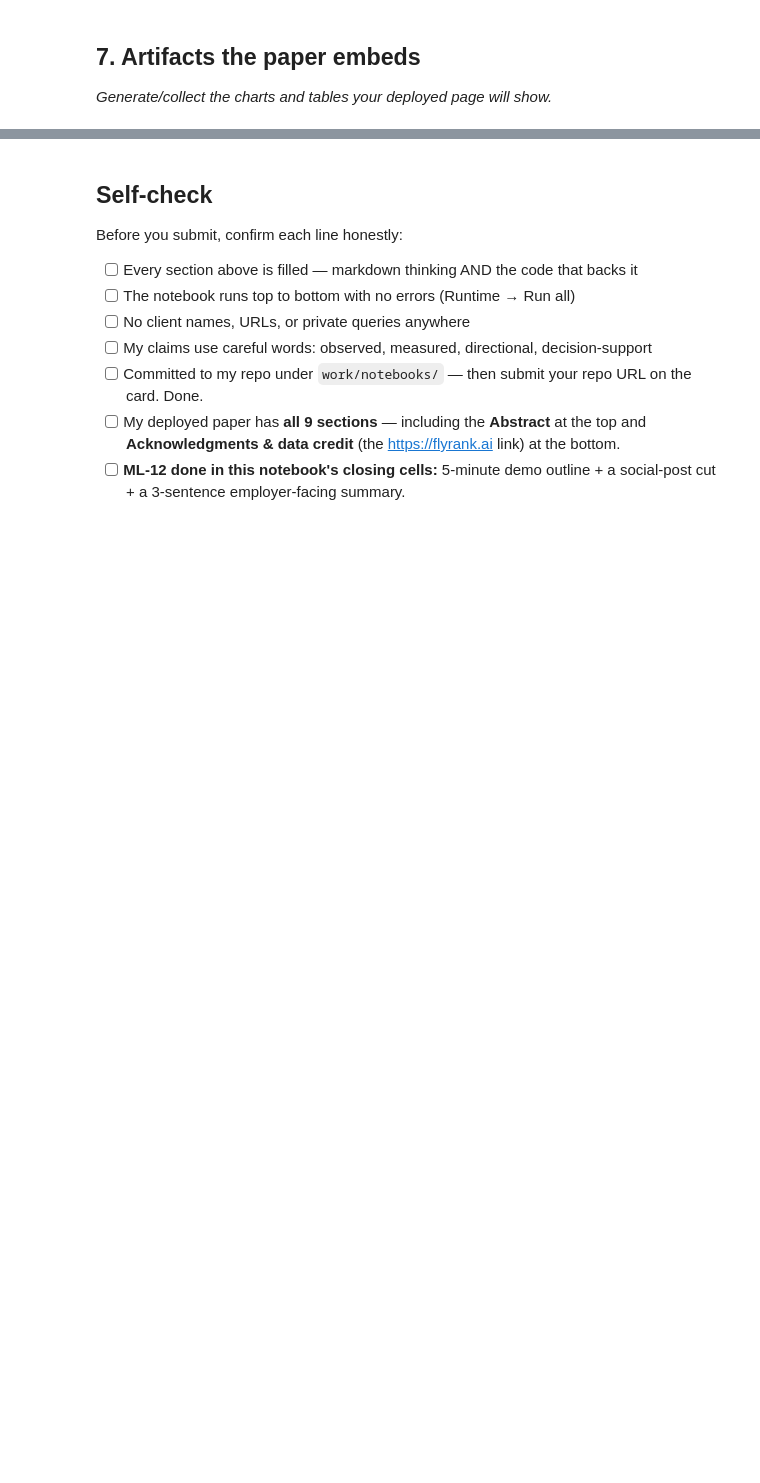
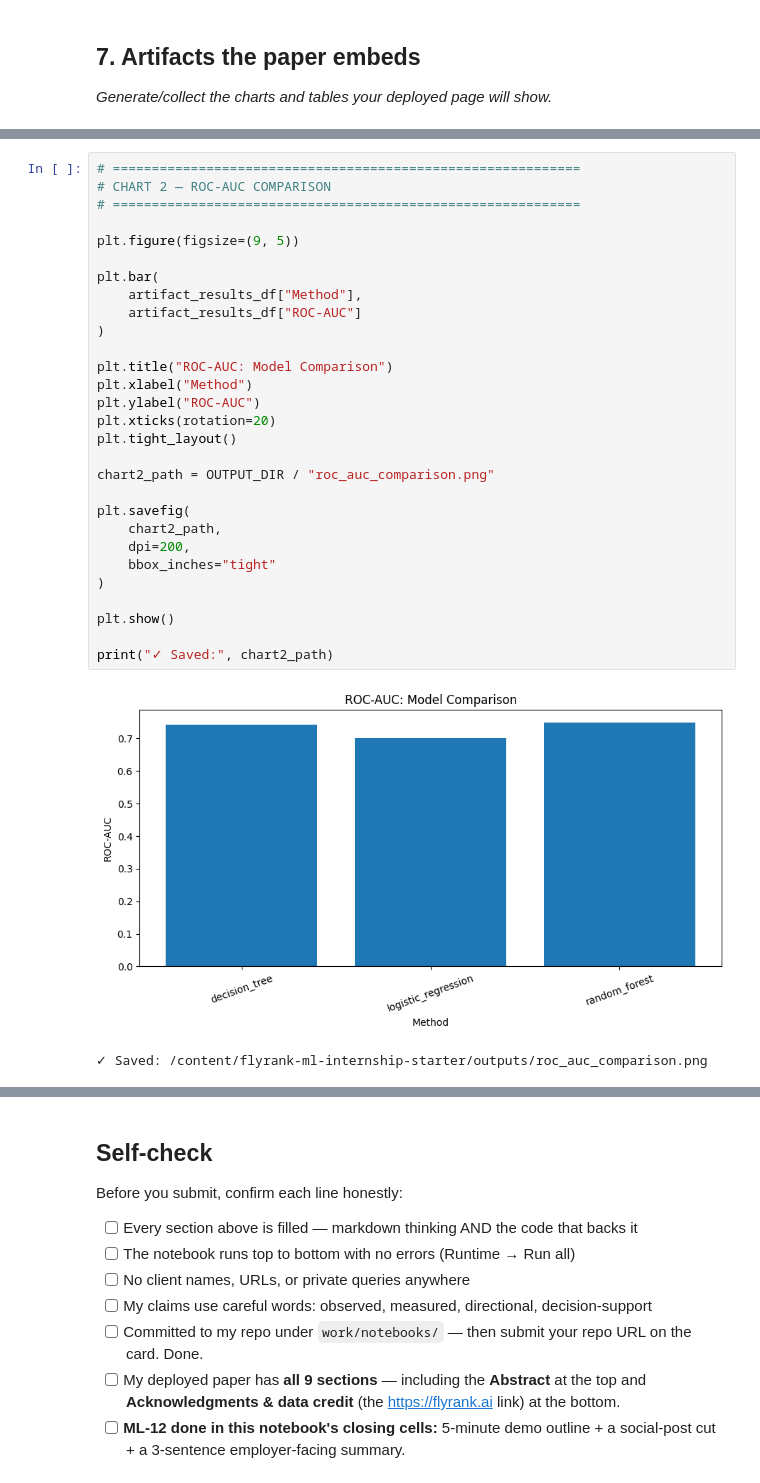
Before and after one commit to saisathwik2703/flyrank-ml-internship-starter, a Jupyter notebook: work/notebooks/capstone.ipynb, the cells around one changed output, grey strips where cells are left out. Drawn from its saved outputs; the diff is of its cells as text; blank space fills up the shorter version.

```diff
--- a/work/notebooks/capstone.ipynb
+++ b/work/notebooks/capstone.ipynb
@@ -36,0 +2095,32 @@ This skeleton is yours to fill. Work the sections **in order** — each one has
+# %%
+# ============================================================
+# CHART 2 — ROC-AUC COMPARISON
+# ============================================================
+
+plt.figure(figsize=(9, 5))
+
+plt.bar(
+    artifact_results_df["Method"],
+    artifact_results_df["ROC-AUC"]
+)
+
+plt.title("ROC-AUC: Model Comparison")
+plt.xlabel("Method")
+plt.ylabel("ROC-AUC")
+plt.xticks(rotation=20)
+plt.tight_layout()
+
+chart2_path = OUTPUT_DIR / "roc_auc_comparison.png"
+
+plt.savefig(
+    chart2_path,
+    dpi=200,
+    bbox_inches="tight"
+)
+
+plt.show()
+
+print("✓ Saved:", chart2_path)
+# %% [output]
+[figure, added]
+✓ Saved: /content/flyrank-ml-internship-starter/outputs/roc_auc_comparison.png
```
Also changed, not shown: parts of 27 cells of this notebook.
